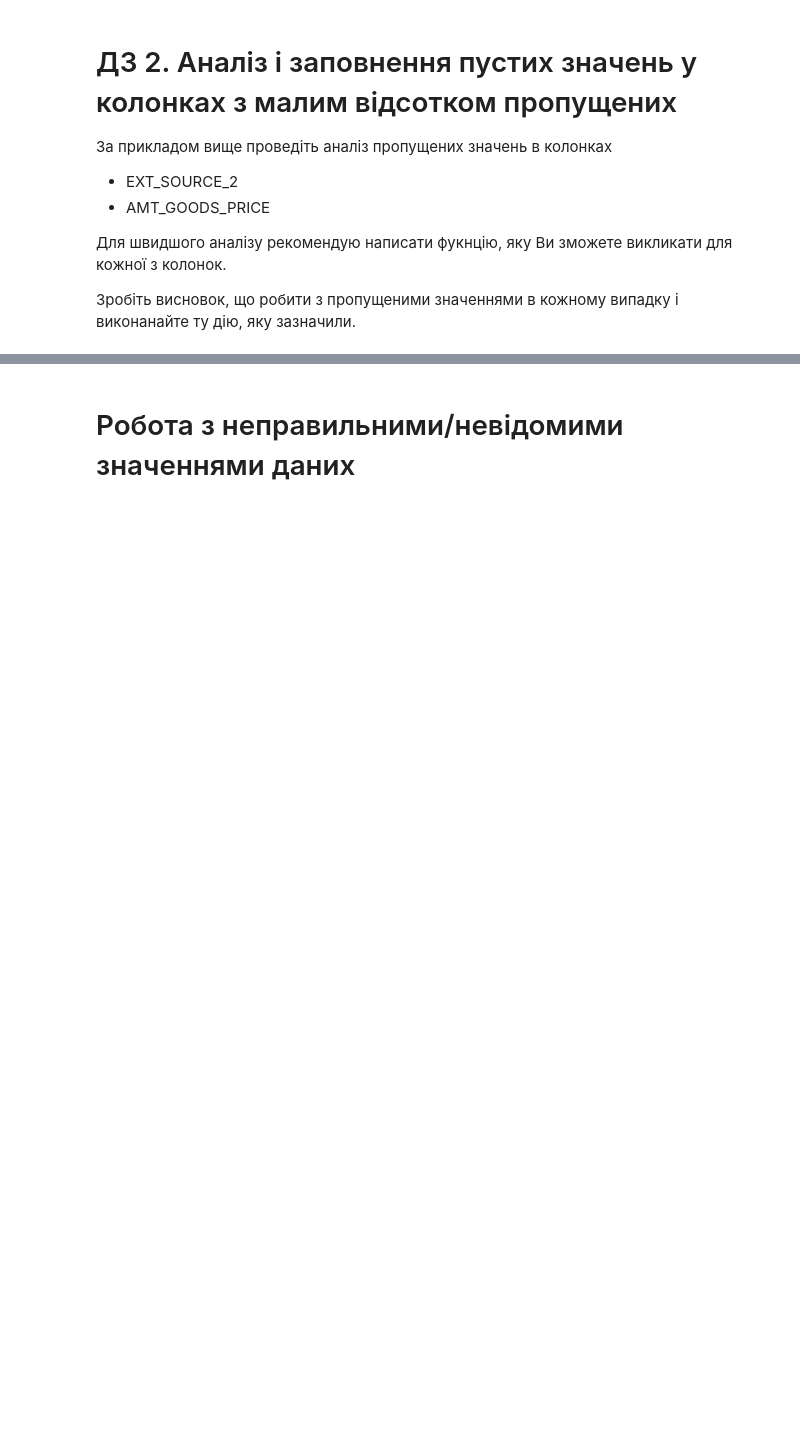
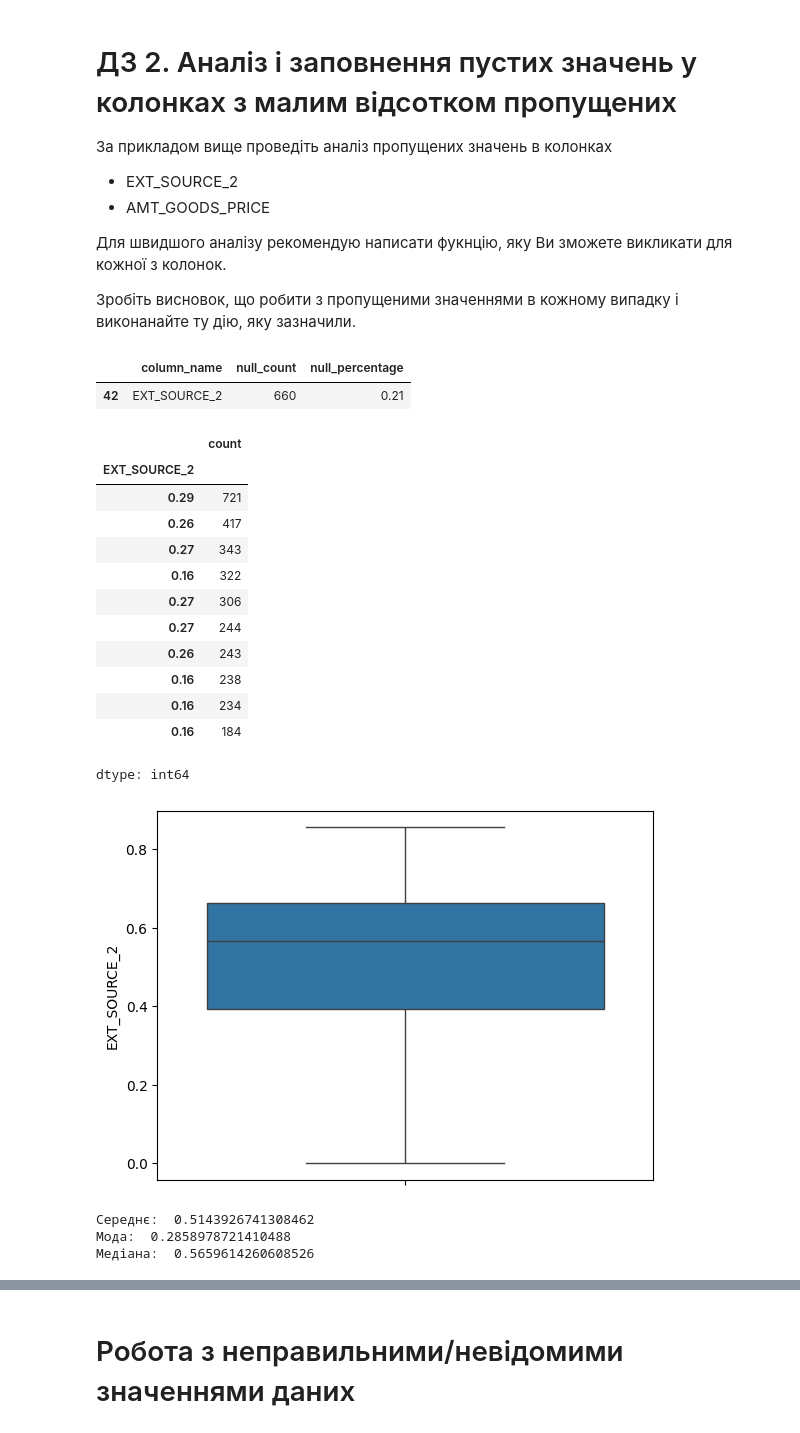
Before and after one commit to verabalashova/python-for-ml-tasks, a Jupyter notebook: module-1/topic-1/HW_1_2.ipynb, the cells around one changed output, grey strips where cells are left out. Cells and saved outputs as stored; diff of their text form; code cells hidden in the pictures; blank space fills up the shorter version.

```diff
--- a/module-1/topic-1/HW_1_2.ipynb
+++ b/module-1/topic-1/HW_1_2.ipynb
@@ -895,3 +903,36 @@ For example, when doing 'df[col].method(value, inplace=True)', try using 'df.met
 Для швидшого аналізу рекомендую написати фукнцію, яку Ви зможете викликати для кожної з колонок.
 
 Зробіть висновок, що робити з пропущеними значеннями в кожному випадку і виконанайте ту дію, яку зазначили.
+# %%
+def analyze_column(col_name):
+  display(null_df_under1[null_df_under1.column_name == col_name])
+  print()
+  display(df[col_name].value_counts().head(10))
+  print()
+  sns.boxplot(df[col_name])
+  plt.show()
+  print('Середнє: ', df[col_name].mean())
+  print('Мода: ', df[col_name].mode()[0])
+  print('Медіана: ', df[col_name].median())
+# %%
+analyze_column('EXT_SOURCE_2')
+# %% [output]
+|  | column_name | null_count | null_percentage |
+| 42 | EXT_SOURCE_2 | 660 | 0.21 |
+|  | count |
+| EXT_SOURCE_2 |  |
+| 0.29 | 721 |
+| 0.26 | 417 |
+| 0.27 | 343 |
+| 0.16 | 322 |
+| 0.27 | 306 |
+| 0.27 | 244 |
+| 0.26 | 243 |
+| 0.16 | 238 |
+| 0.16 | 234 |
+| 0.16 | 184 |
+dtype: int64
+[figure, added]
+Середнє:  0.5143926741308462
+Мода:  0.2858978721410488
+Медіана:  0.5659614260608526
```
Also changed, not shown: parts of 69 cells of this notebook.
